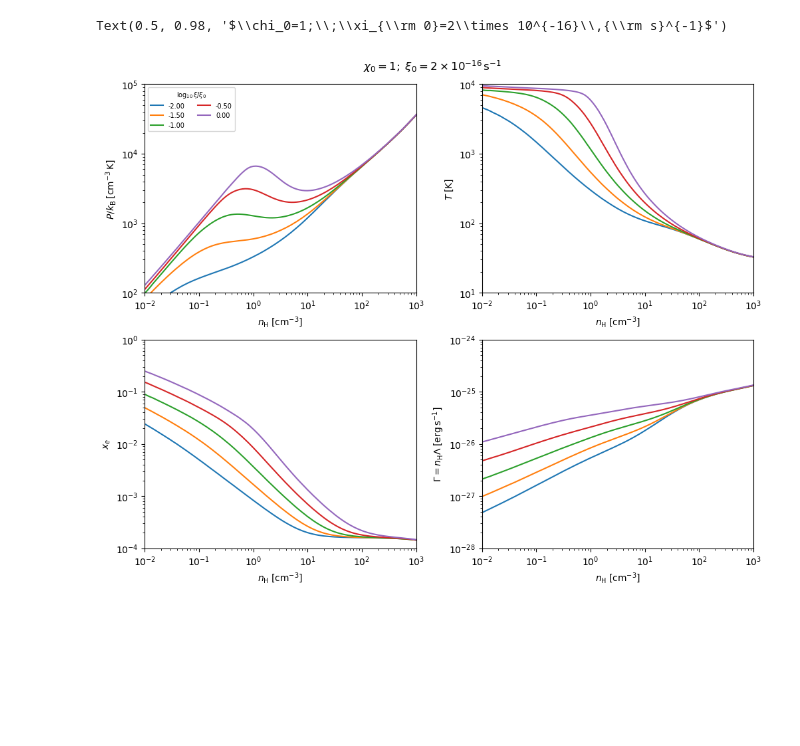
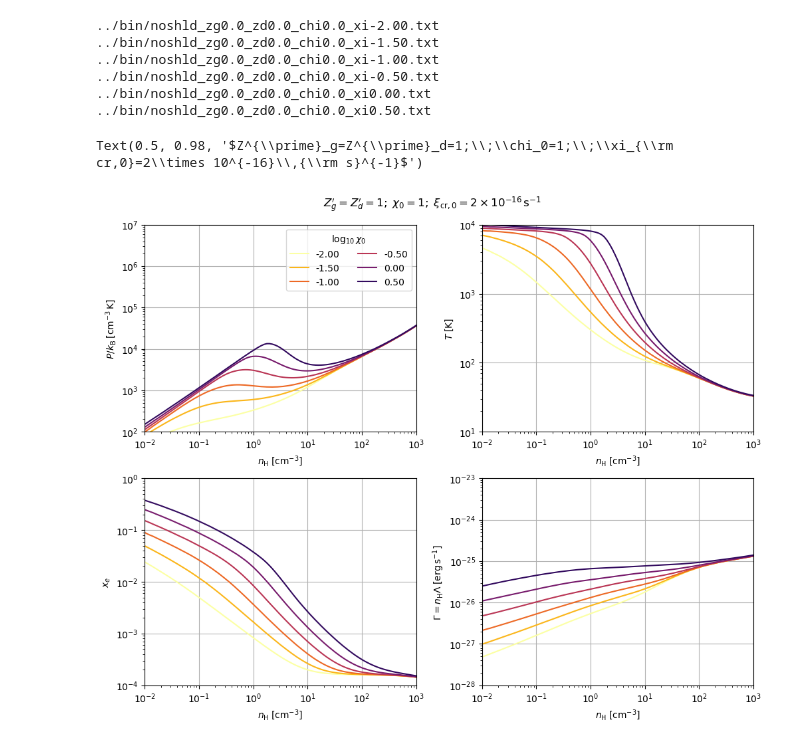
Before and after one commit to jeonggyukim/tigress_ncr_cooling, a Jupyter notebook: notebook/thermal-equilibrium-curves.ipynb, the cells around one changed output. Cells and saved outputs as stored; diff of their text form; code cells hidden in the pictures; blank space fills up the shorter version.

```diff
--- a/notebook/thermal-equilibrium-curves.ipynb
+++ b/notebook/thermal-equilibrium-curves.ipynb
@@ -0,0 +84,19 @@
+# %%
+fig, axes = plt.subplots(2, 2, figsize=(10, 8), constrained_layout=True)
+# "log10" of gas metallicity, dust abundance, FUV, and CR ionization rate
+z_g = 0.0
+z_d = 0.0
+chi = np.arange(-2.0, 3.0, 1)
+cmap = plt.cm.viridis
+norm = mpl.colors.Normalize(-1.0, 3.0)
+for chi_ in chi:
+    xi_ = chi_
+    df = read_output(z_g, z_d, chi_, xi_)
+    l, = axes[0,0].loglog(df['nH'], df['pok'], label='{0:.2f}'.format(chi_), c=cmap(norm(chi_)))
+    axes[0,1].loglog(df['nH'], df['T'], c=l.get_color())
+    axes[1,0].loglog(df['nH'], df['xe'], c=l.get_color())
+    axes[1,1].loglog(df['nH'], df['Gamma'], c=l.get_color())
+
+decorate_plots(axes)
+axes[0,0].legend(ncol=2, title=r'$\log_{10} \chi_0$')
+plt.suptitle(r'$Z^{\prime}_g=Z^{\prime}_d=1;\;\xi_{\rm cr,0}/\chi_0=2\times 10^{-16}\,{\rm s}^{-1}$');
@@ -1,46 +112,34 @@
 # %%
 import pandas as pd
 import numpy as np
 import matplotlib.pyplot as plt
 
-fig,axes = plt.subplots(2,2,figsize=(10,8),constrained_layout=True)
+fig, axes = plt.subplots(2, 2, figsize=(10, 8), constrained_layout=True)
+z_g = 0.0
+z_d = 0.0
+chi = 0.0
+xi = np.arange(-2.0, 1.0, 0.5)
+cmap = plt.cm.inferno_r
+norm = mpl.colors.Normalize(-2.0, 1.0)
+for xi_ in xi:
+    df = read_output(z_g, z_d, chi, xi_)
+    l, = axes[0,0].loglog(df['nH'], df['pok'], label='{0:.2f}'.format(xi_), c=cmap(norm(xi_)))
+    axes[0,1].loglog(df['nH'], df['T'], c=l.get_color())
+    axes[1,0].loglog(df['nH'], df['xe'], c=l.get_color())
+    axes[1,1].loglog(df['nH'], df['Gamma'], c=l.get_color())
 
-xi = np.arange(-2.0,0.5,0.5)
-for xi_ in xi:
-    fname = '../data/noshld_zg0.0_zd0.0_xi{0:.2f}.txt'.format(xi_)
-    df = pd.read_csv(fname, sep='\s+')
-    df['T'] = df['pok']/(df['nH']*(1.1 + df['xe'] - df['xH2']))
-
-    axes[0,0].loglog(df['nH'],df['pok'], label='{0:.2f}'.format(xi_))
-    axes[0,1].loglog(df['nH'],df['T'])
-    axes[1,0].loglog(df['nH'],df['xe'])
-    axes[1,1].loglog(df['nH'],df['Gamma'])
-
-plt.sca(axes[0,0])
-plt.ylim(1e2,1e5)
-plt.ylabel(r'$P/k_{\rm B}\;[{\rm cm}^{-3}\,{\rm K}]$')
-plt.legend(fontsize='x-small',ncol=2,title=r'$\log_{10} \xi/\xi_{\rm 0}$',
-           title_fontsize='x-small')
-
-plt.sca(axes[0,1])
-plt.ylim(1e1,1e4)
-plt.ylabel(r'$T\;[{\rm K}]$')
-plt.sca(axes[1,0])
-plt.ylim(1e-4,1)
-plt.ylabel(r'$x_e$')
-plt.sca(axes[1,1])
-plt.ylim(1e-28,1e-24)
-plt.ylabel(r'$\Gamma=n_{\rm H}\Lambda\;[{\rm erg}\,{\rm s}^{-1}]$')
-
-for ax in axes.flatten():
-    plt.sca(ax)
-    plt.xlim(1e-2,1e3)
-    plt.xlabel(r'$n_{\rm H}\;[{\rm cm}^{-3}]$')
-
-plt.suptitle(r'$\chi_0=1;\;\xi_{\rm 0}=2\times 10^{-16}\,{\rm s}^{-1}$')
+decorate_plots(axes)
+axes[0,0].legend(ncol=2, title=r'$\log_{10} \chi_0$')
+plt.suptitle(r'$Z^{\prime}_g=Z^{\prime}_d=1;\;\chi_0=1;\;\xi_{\rm cr,0}=2\times 10^{-16}\,{\rm s}^{-1}$')
 # %% [output]
-Text(0.5, 0.98, '$\\chi_0=1;\\;\\xi_{\\rm 0}=2\\times 10^{-16}\\,{\\rm s}^{-1}$')
+../bin/noshld_zg0.0_zd0.0_chi0.0_xi-2.00.txt
+../bin/noshld_zg0.0_zd0.0_chi0.0_xi-1.50.txt
+../bin/noshld_zg0.0_zd0.0_chi0.0_xi-1.00.txt
+../bin/noshld_zg0.0_zd0.0_chi0.0_xi-0.50.txt
+../bin/noshld_zg0.0_zd0.0_chi0.0_xi0.00.txt
+../bin/noshld_zg0.0_zd0.0_chi0.0_xi0.50.txt
+Text(0.5, 0.98, '$Z^{\\prime}_g=Z^{\\prime}_d=1;\\;\\chi_0=1;\\;\\xi_{\\rm cr,0}=2\\times 10^{-16}\\,{\\rm s}^{-1}$')
-[figure, old version]
+[figure, new version]
 # %%
 df
 # %% [output]
```
Also changed, not shown: parts of 8 cells of this notebook.
